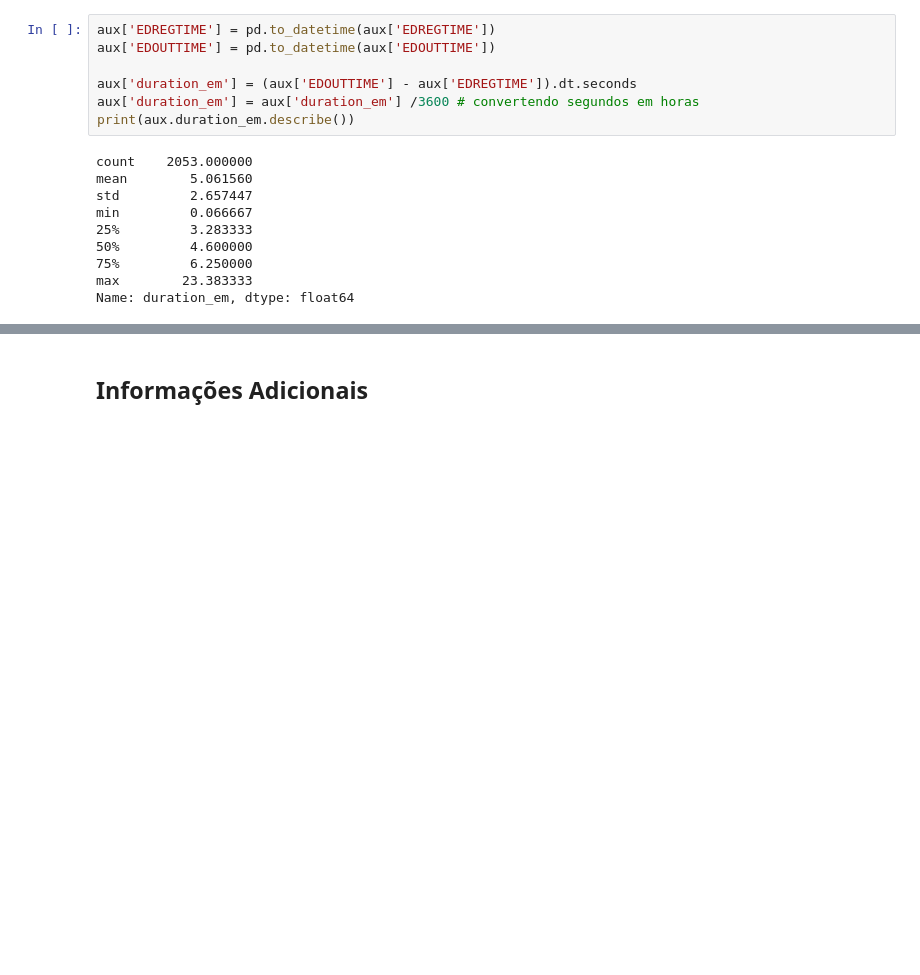
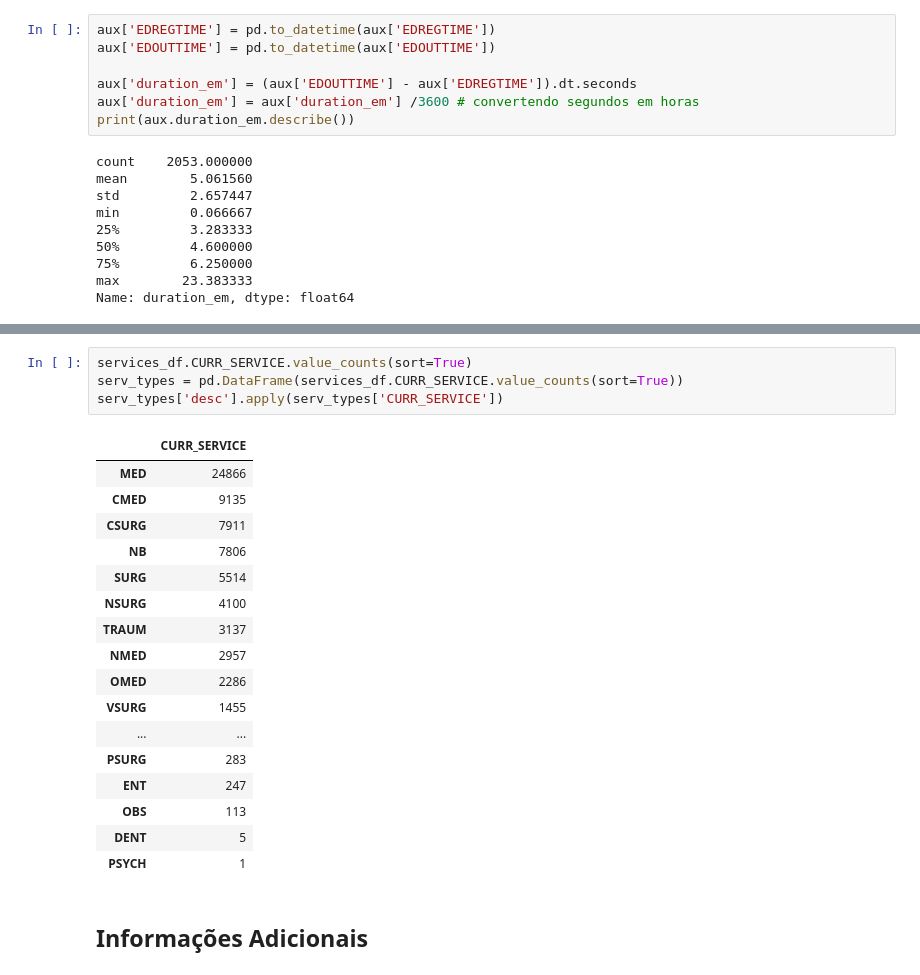
Before and after one commit to camila-cg/mimic-3, a Jupyter notebook: análise-exploratória.ipynb, the cells around one changed output, grey strips where cells are left out. Cells and saved outputs as stored; diff of their text form; blank space fills up the shorter version.

```diff
--- a/análise-exploratória.ipynb
+++ b/análise-exploratória.ipynb
@@ -410,3 +476,25 @@ Name: duration_em, dtype: float64
+# %%
+services_df.CURR_SERVICE.value_counts(sort=True)
+serv_types = pd.DataFrame(services_df.CURR_SERVICE.value_counts(sort=True))
+serv_types['desc'].apply(serv_types['CURR_SERVICE'])
+# %% [output]
+|  | CURR_SERVICE |
+| MED | 24866 |
+| CMED | 9135 |
+| CSURG | 7911 |
+| NB | 7806 |
+| SURG | 5514 |
+| NSURG | 4100 |
+| TRAUM | 3137 |
+| NMED | 2957 |
+| OMED | 2286 |
+| VSURG | 1455 |
+| ... | ... |
+| PSURG | 283 |
+| ENT | 247 |
+| OBS | 113 |
+| DENT | 5 |
+| PSYCH | 1 |
 # %% [markdown]
 ## Informações Adicionais
 # %% [markdown]
```
Also changed, not shown: parts of 6 cells of this notebook.
